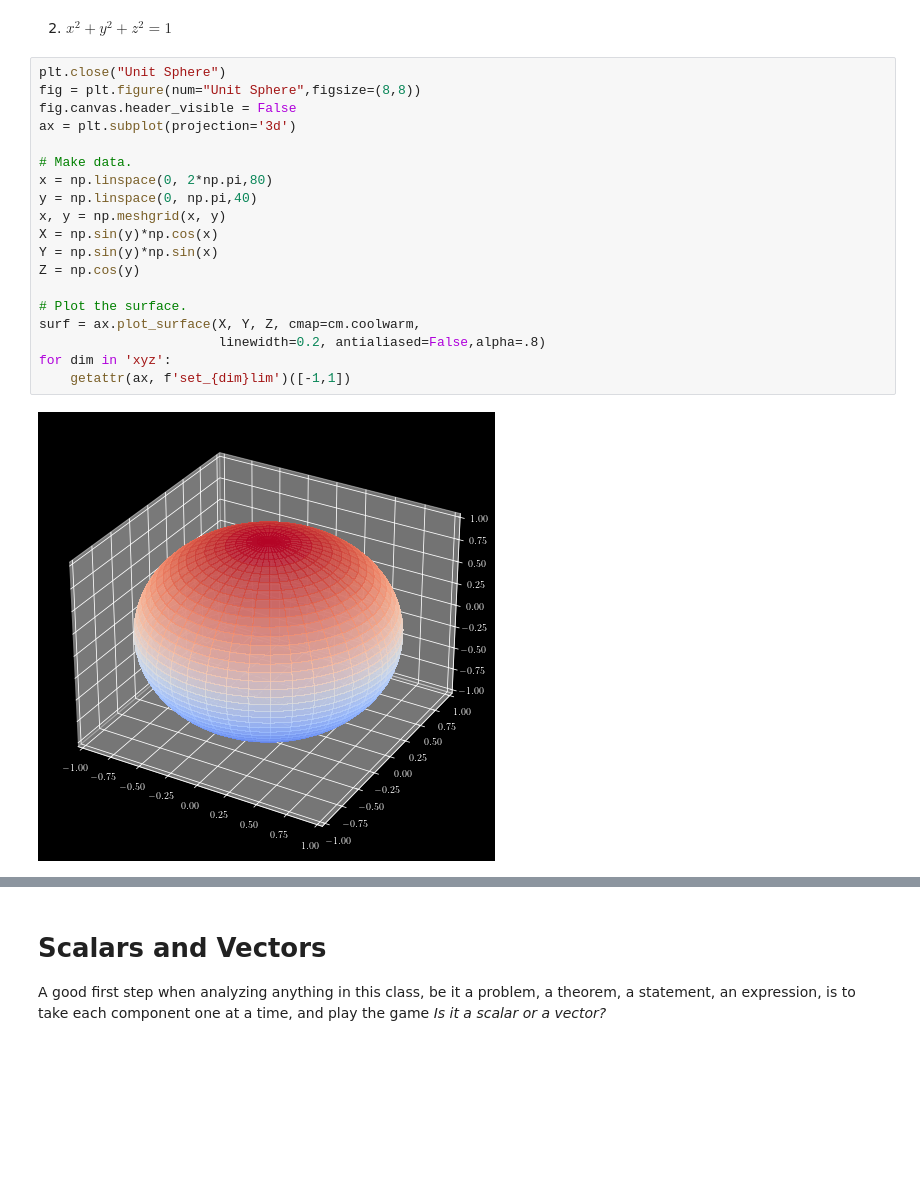
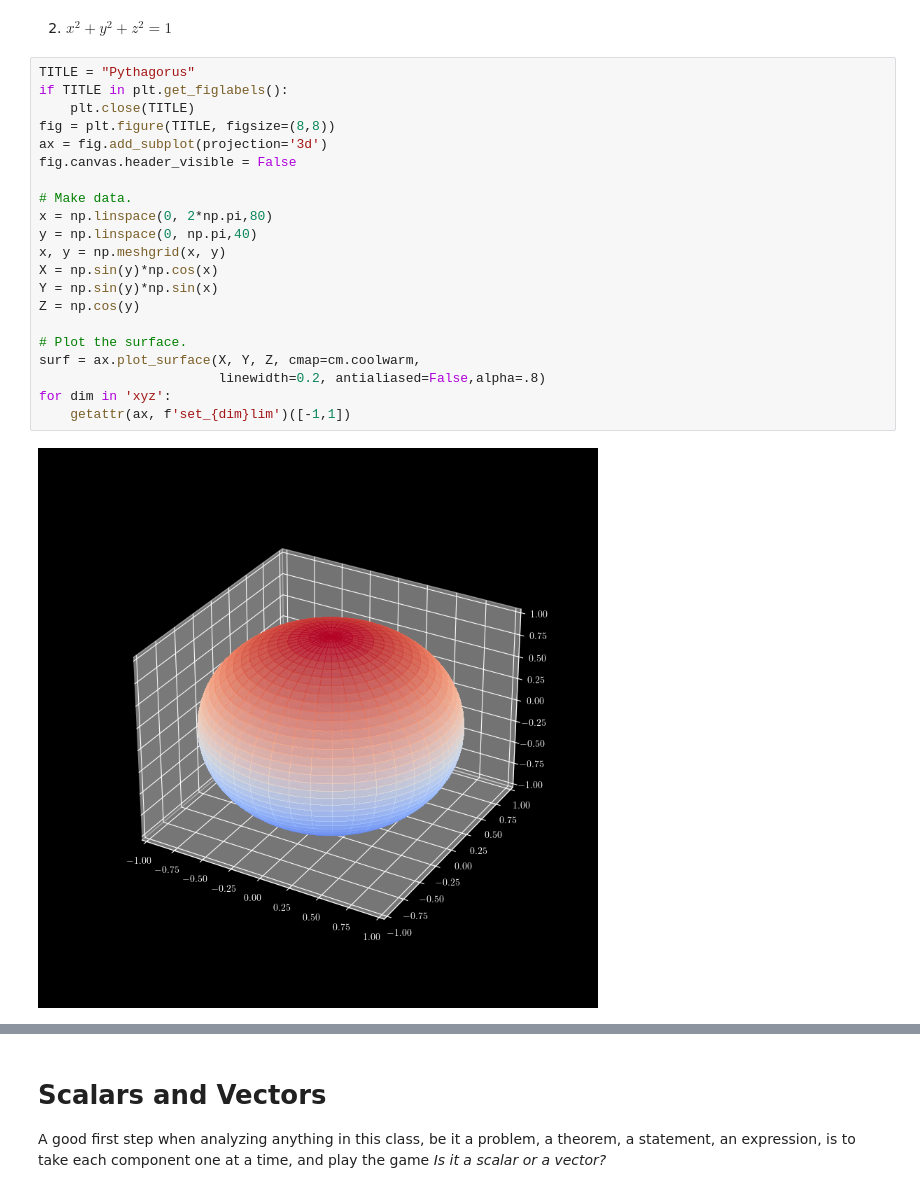
Before and after one commit to drewyoungren/mvc, a Jupyter notebook: lec/mvc-L01.ipynb, the cells around one changed output, grey strips where cells are left out. Saved outputs shown, nothing was run; the diff lists cells and outputs as text; blank space fills up the shorter version.

```diff
--- a/lec/mvc-L01.ipynb
+++ b/lec/mvc-L01.ipynb
@@ -196,26 +224,28 @@ for c in "xyz":
 # %% [markdown]
   2. $x^2 + y^2 +z^2 = 1$
 # %%
-plt.close("Unit Sphere")
-fig = plt.figure(num="Unit Sphere",figsize=(8,8))
+TITLE = "Pythagorus"
+if TITLE in plt.get_figlabels():
+    plt.close(TITLE)
+fig = plt.figure(TITLE, figsize=(8,8))
+ax = fig.add_subplot(projection='3d')
 fig.canvas.header_visible = False
-ax = plt.subplot(projection='3d')
 
 # Make data.
 x = np.linspace(0, 2*np.pi,80)
 y = np.linspace(0, np.pi,40)
 x, y = np.meshgrid(x, y)
 X = np.sin(y)*np.cos(x)
 Y = np.sin(y)*np.sin(x)
 Z = np.cos(y)
 
 # Plot the surface.
 surf = ax.plot_surface(X, Y, Z, cmap=cm.coolwarm,
                        linewidth=0.2, antialiased=False,alpha=.8)
 for dim in 'xyz':
     getattr(ax, f'set_{dim}lim')([-1,1])
 # %% [output]
-[figure, old version]
+[figure, new version]
 # %% [markdown]
 <div style="padding-bottom: 40%"></div>
 # %% [markdown]
```
Also changed, not shown: parts of 18 cells of this notebook.
